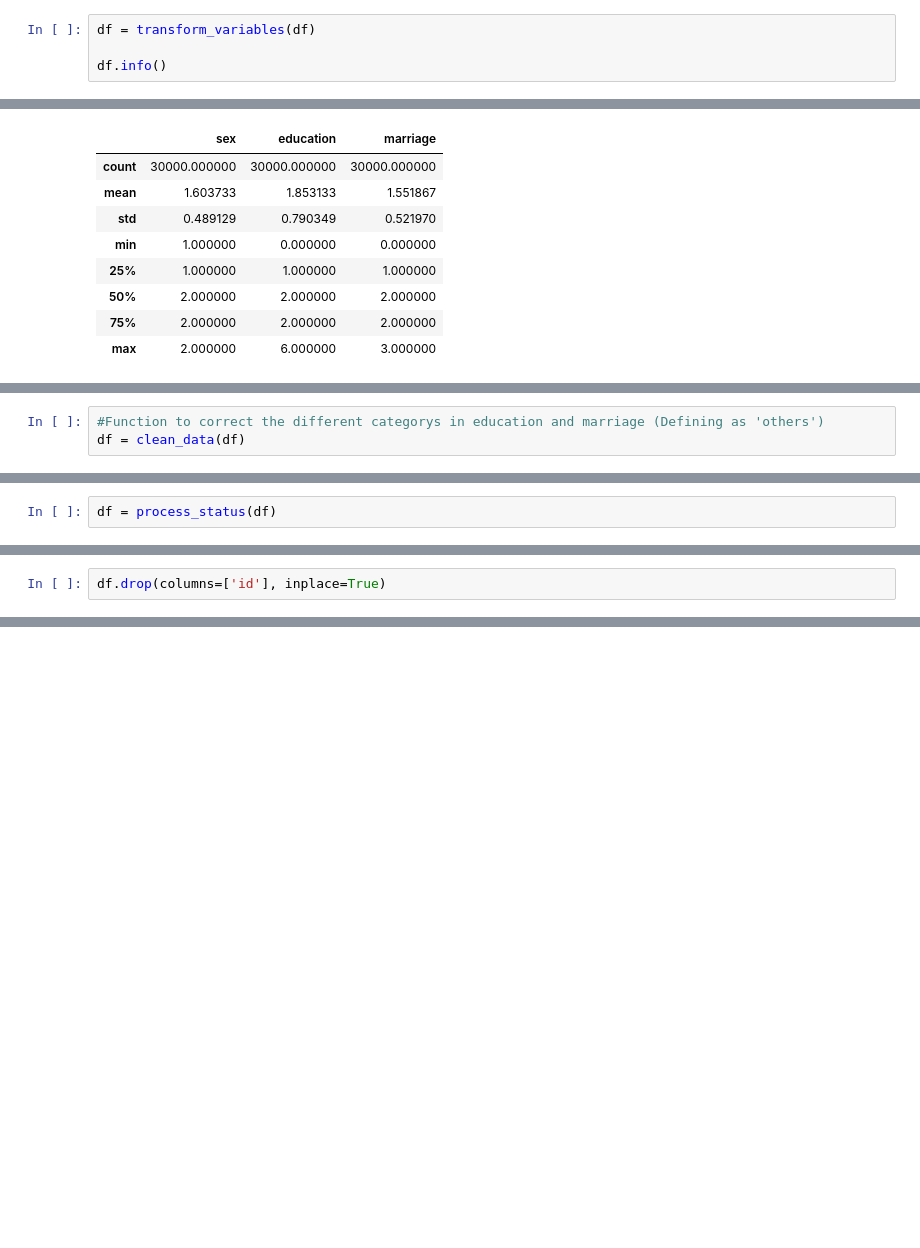
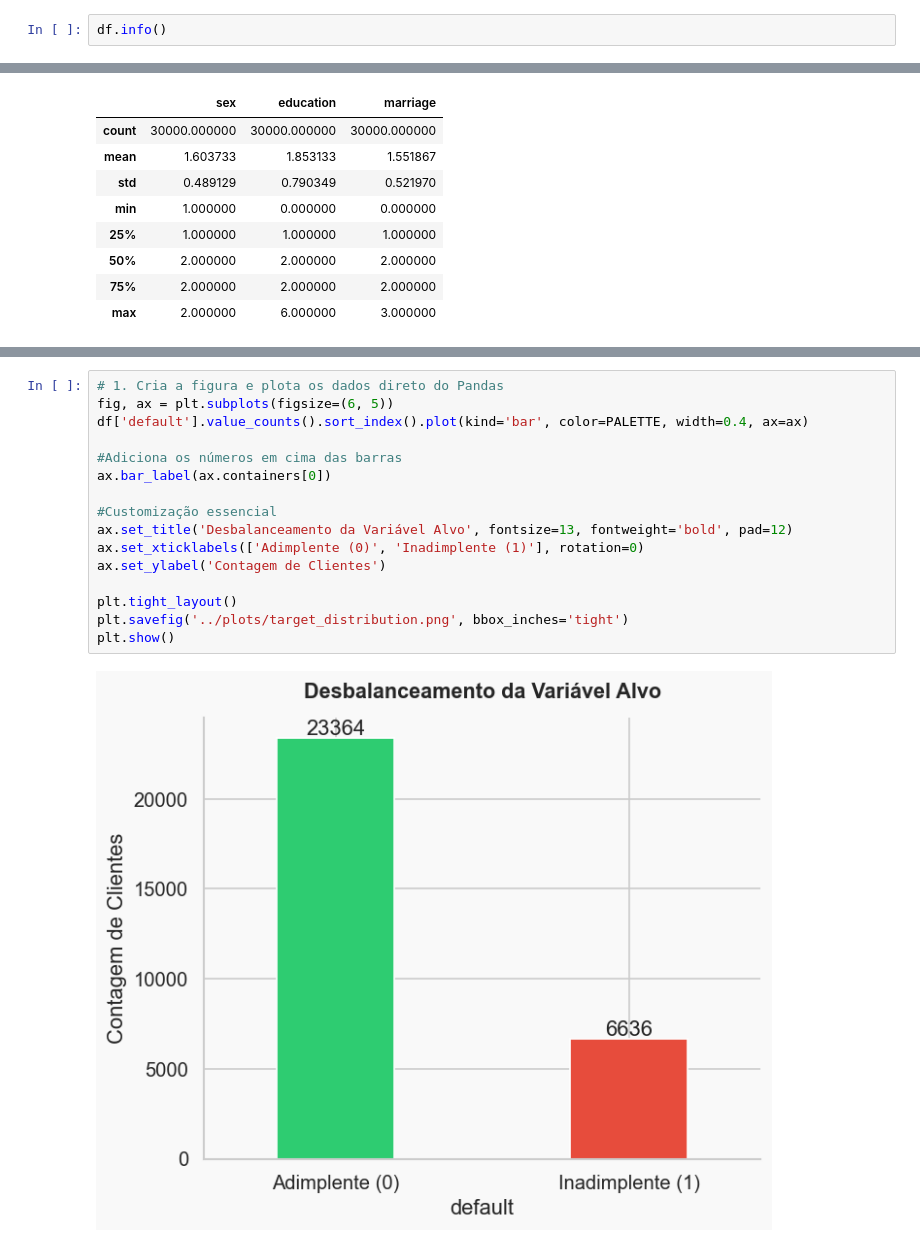
Before and after one commit to ASFischer/credit_risk, a Jupyter notebook: notebooks/eda.ipynb, the cells around one changed output, grey strips where cells are left out. Drawn from its saved outputs; the diff is of its cells as text; blank space fills up the shorter version.

Commit message:
Adição e modificação dos plots

```diff
--- a/notebooks/eda.ipynb
+++ b/notebooks/eda.ipynb
@@ -34,6 +83,4 @@ df = rename_columns(df).drop(df.index[0])
 # %%
-df = transform_variables(df)
-
 df.info()
 # %% [output]
 <class 'pandas.DataFrame'>
@@ -173,3 +161,0 @@ Name: count, dtype: int64
-# %%
-#Function to correct the different categorys in education and marriage (Defining as 'others')
-df = clean_data(df)
@@ -198,2 +161,0 @@ They all present an undocumented label -2. If 1,2,3, etc are the months of delay
-# %%
-df = process_status(df)
@@ -249,2 +161,0 @@ Unbalanced data that should be looked upon.
-# %%
-df.drop(columns=['id'], inplace=True)
@@ -319,0 +167,18 @@ Looking at the correlation heatmap, we could take as a starting point that a col
+# %%
+# 1. Cria a figura e plota os dados direto do Pandas
+fig, ax = plt.subplots(figsize=(6, 5))
+df['default'].value_counts().sort_index().plot(kind='bar', color=PALETTE, width=0.4, ax=ax)
+
+#Adiciona os números em cima das barras
+ax.bar_label(ax.containers[0])
+
+#Customização essencial
+ax.set_title('Desbalanceamento da Variável Alvo', fontsize=13, fontweight='bold', pad=12)
+ax.set_xticklabels(['Adimplente (0)', 'Inadimplente (1)'], rotation=0)
+ax.set_ylabel('Contagem de Clientes')
+
+plt.tight_layout()
+plt.savefig('../plots/target_distribution.png', bbox_inches='tight')
+plt.show()
+# %% [output]
+[figure, added]
```
Also changed, not shown: parts of 41 cells of this notebook, 9 other files.
